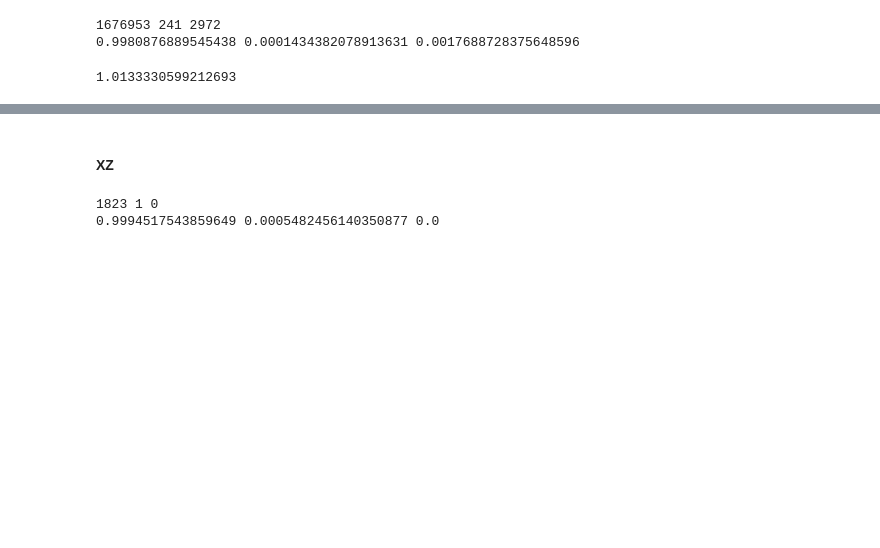
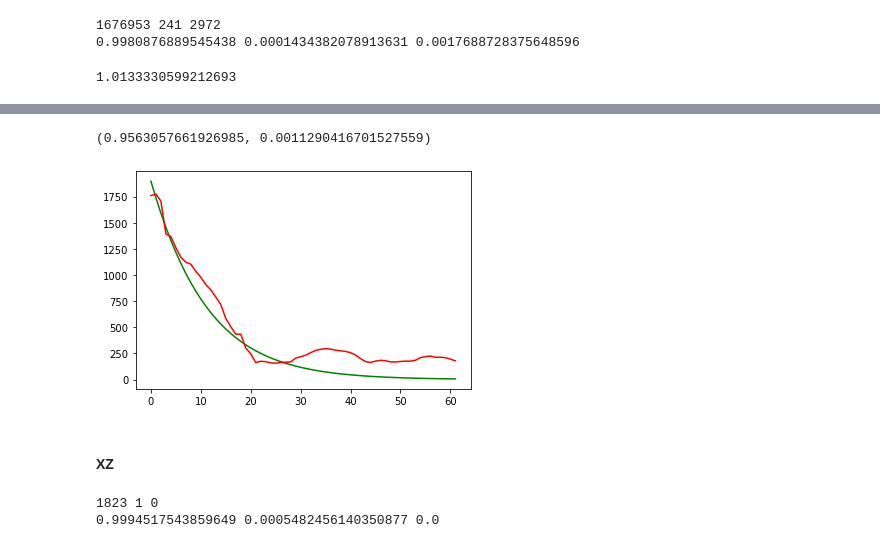
Before and after one commit to ObsisMc/Covid-19-Analysis, a Jupyter notebook: model/SIR/eval.ipynb, the cells around one changed output, grey strips where cells are left out. Drawn from its saved outputs; the diff is of its cells as text; code cells hidden in the pictures; blank space fills up the shorter version.

```diff
--- a/model/SIR/eval.ipynb
+++ b/model/SIR/eval.ipynb
@@ -143,3 +155,13 @@ sir_gd, gd_pred = show_predict(gd_data, all_gd, gd_end, gd_start_day, S0_gd, I0_
+# %%
+offset = 70
+new_S0, new_I0 = gd_pred[offset, 0], gd_pred[offset, 1]
+new_S0, new_I0
+# %% [output]
+(0.9563057661926985, 0.0011290416701527559)
+# %%
+sir_gd2, gd_pred2 = show_predict(gd_data, all_gd, gd_end, gd_start_day + offset, new_S0, new_I0, 0.85, 0.9)
+# %% [output]
+[figure, added]
 # %% [markdown]
 #### XZ
 # %%
```
Also changed, not shown: parts of 7 cells of this notebook, 3 other files.
